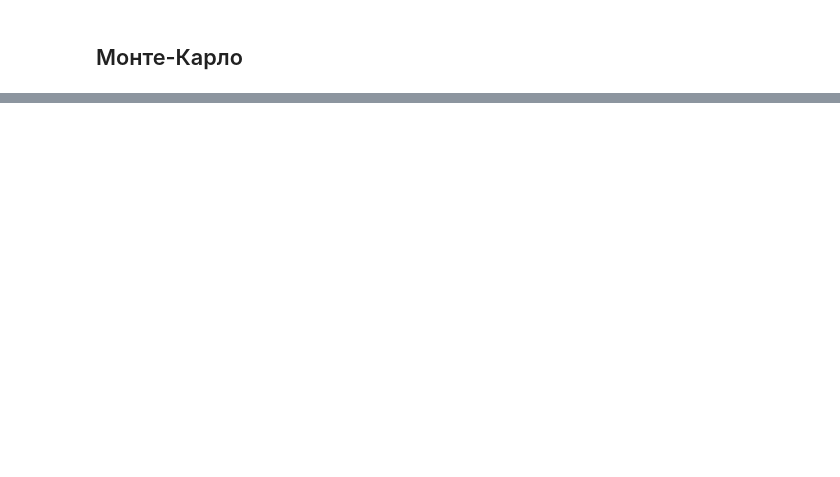
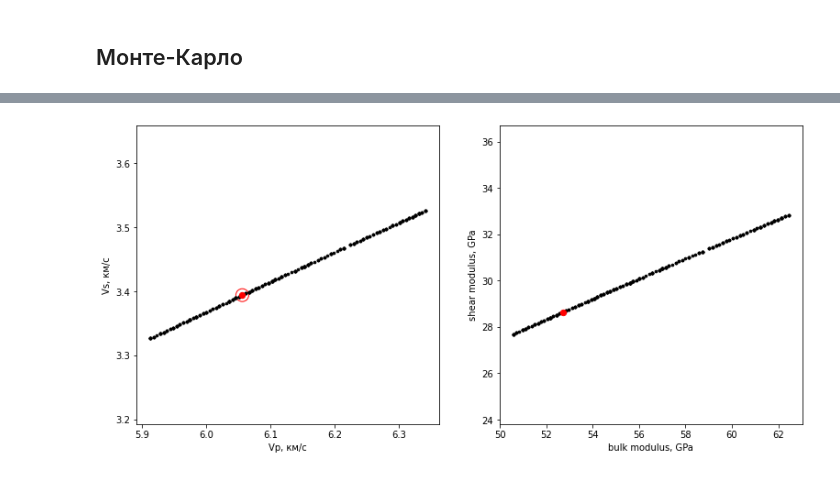
Before and after one commit to vdvorian/gradientDescent, a Jupyter notebook: inverse_proplem.ipynb, the cells around one changed output, grey strips where cells are left out. Drawn from its saved outputs; the diff is of its cells as text; code cells hidden in the pictures; blank space fills up the shorter version.

```diff
--- a/inverse_proplem.ipynb
+++ b/inverse_proplem.ipynb
@@ -588,7 +593,7 @@ porosity = 10.6
 # %%
 vp_true, vs_true = do_forward_problem(get_proportion_for_HS, get_moduli_by_HS, get_moduli_by_SCA, get_moduli_by_DEM,
                          get_fluid_modulus_by_wood, get_saturated_by_gassman, get_velocity,
-                         calcite, dolomite, anhydrite, illite, water, gas, props, rho_components, porosity)
+                         calcite, dolomite, anhydrite, illite, water, gas, props, rho_components, real_porosity)
 
 print('истинное значение vp:', vp_true)
 print('истинное значение vs:', vs_true)
@@ -866,13 +621,0 @@ def get_saturated_by_gassman(dry, matrix, fluid, porosity):
-# %%
-# рассчет скоростей vp и vs
-def get_velocity(rho_components, proportions, saturated):
-
-    rho = 0
-    for i in range(len(rho_components)):
-        rho += rho_components[i] * proportions[i] / 100
-
-    k, g = saturated[0], saturated[1]
-
-    vp = math.sqrt((k + g * 4/3) / rho)
-    vs = math.sqrt(g / rho)
-    return vp, vs
@@ -892,5 +621,0 @@ bulk modulus финального композита: 20.788376245087075
-# %%
-rho_components = [2.71, 2.87, 2.97, 2.52, 0.13, 0.962]
-proportions = [40, 30, 15, 10, 2.5, 2.5]
-
-vp, vs = get_velocity(rho_components, proportions, saturated)
@@ -902,0 +642,60 @@ vs (км/с) 2.790428634430583
+# %%
+from time import time
+import matplotlib.patches as patches
+
+
+N = 300
+allowable_error = 0.01
+
+
+
+por_np = np.around((np.random.random(N)) * 1.5 * real_porosity, decimals = 1)
+por = por_np.tolist()
+
+vs = []
+vp = []
+good_por = []
+
+fig, axes = plt.subplots(nrows=1, ncols=2, figsize=(13, 6))
+circle = patches.Circle((vp_true, vs_true), allowable_error, facecolor='w', edgecolor = 'r')
+axes[0].add_patch(circle)
+
+start = time()
+for i in range(len(por)):
+    porosity = por[i]
+    vp_sample, vs_sample, k, g = do_forward_problem_pores_fast(get_moduli_by_DEM, get_saturated_by_gassman,
+                                                               cal_dol_anh_ill, fluid, rho_matrix, porosity)
+
+    check = check_how_close(vp_true, vs_true, vp_sample, vs_sample, allowable_error)
+    axes[0].scatter(vp_sample, vs_sample, c = 'k', s = 7)
+    axes[1].scatter(k, g, c = 'k', s = 7)
+    if check == True:
+        vp.append(vp_sample)
+        vs.append(vs_sample)
+        good_por.append(por[i])
+
+axes[0].scatter(vp_true, vs_true, c = 'r', s = 40)
+axes[0].set_xlabel('Vp, км/c', fontsize = 10)
+axes[0].set_ylabel('Vs, км/c', fontsize = 10)
+axes[0].axis('equal')
+
+axes[1].scatter(k, g, c = 'r', s = 40)
+axes[1].set_xlabel('bulk modulus, GPa', fontsize = 10)
+axes[1].set_ylabel('shear modulus, GPa', fontsize = 10)
+axes[1].axis('equal')
+
+fig.show()
+
+avg_por = sum(good_por) / len(good_por)
+
+end = time()
+
+print('vp', vp)
+print('vs', vs)
+print(good_por)
+
+print('время', end - start)
+print()
+print('средняя пористость', avg_por)
+print('истинная пористость', real_porosity)
+# %% [output]
@@ -902,0 +709 @@ vs (км/с) 2.790428634430583
+[figure, added]
```
Also changed, not shown: parts of 46 cells of this notebook.
